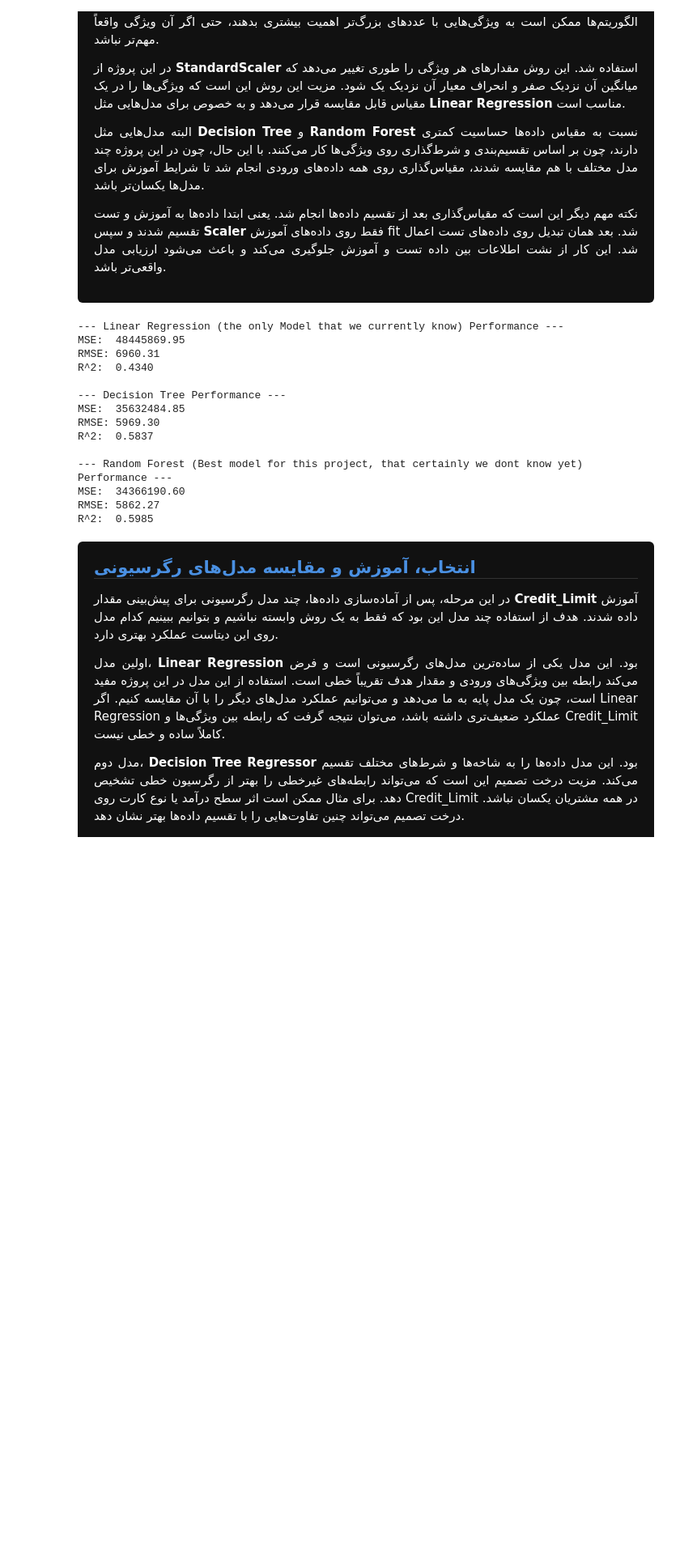
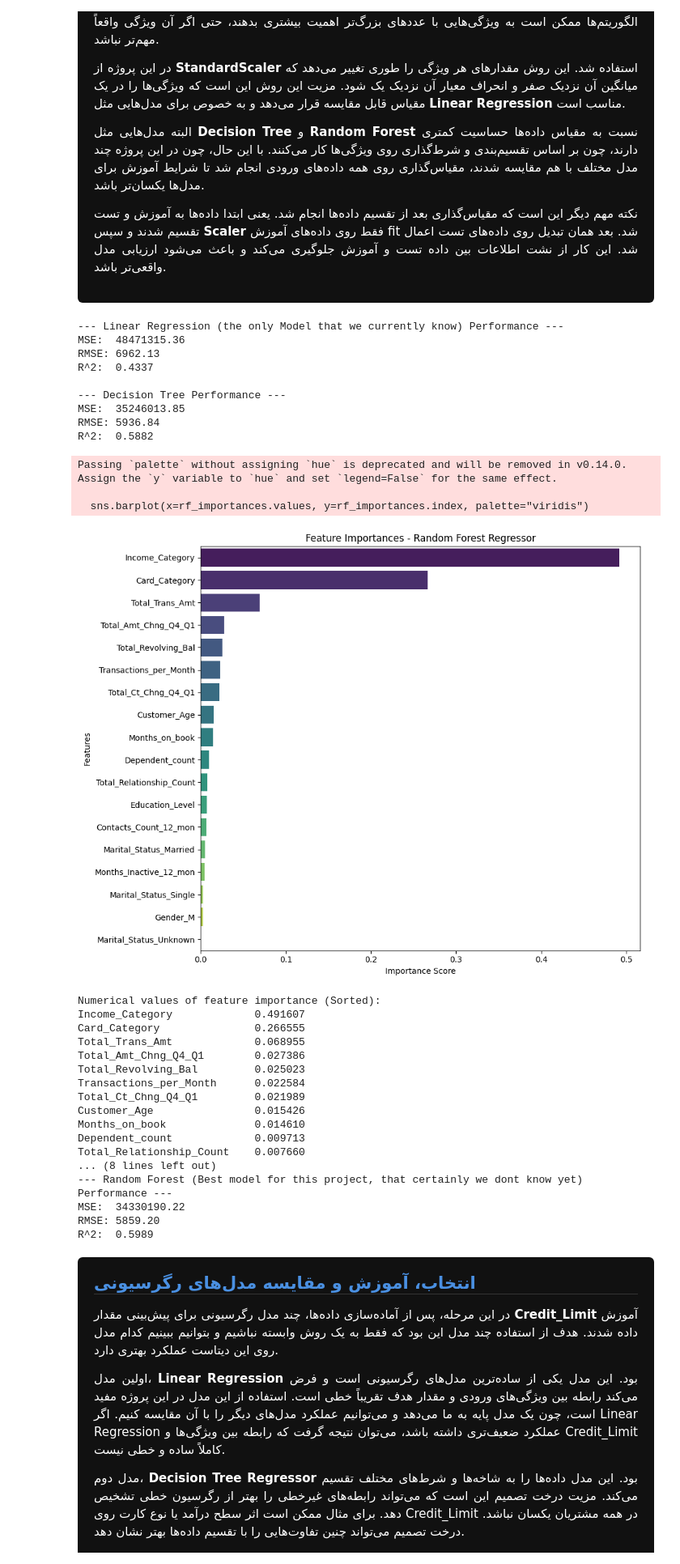
Before and after one commit to parhamKIY/DATA_MINING, a Jupyter notebook: Untitled-1.ipynb, the cells around one changed output. Shown at 81% size. Saved outputs shown, nothing was run; the diff lists cells and outputs as text; code cells hidden in the pictures; blank space fills up the shorter version.

```diff
--- a/Untitled-1.ipynb
+++ b/Untitled-1.ipynb
@@ -214,43 +253,78 @@ X_test_scaled = scaler.transform(X_test)
 # %%
 #selection,training and validation for regression models
 
 
 models = {
     "Linear Regression (the only Model that we currently know)": LinearRegression(),
     "Decision Tree": DecisionTreeRegressor(max_depth=6,min_samples_leaf=15, random_state=42),
     "Random Forest (Best model for this project, that certainly we dont know yet)": RandomForestRegressor(n_estimators=100,max_depth=10,min_samples_leaf=8, random_state=42)
 }
 
 predictions = {}
 
 for name, model in models.items():
     model.fit(X_train_scaled, Y_train)
+    if name == "Random Forest (Best model for this project, that certainly we dont know yet)":
+        # Get feature importances
+        feature_importances = model.feature_importances_
+        feature_names = X.columns
+
+        rf_importances = pd.Series(feature_importances, index=feature_names).sort_values(ascending=False)
+
+        plt.figure(figsize=(10, 8))
+        sns.barplot(x=rf_importances.values, y=rf_importances.index, palette="viridis")
+        plt.title('Feature Importances - Random Forest Regressor')
+        plt.xlabel('Importance Score')
+        plt.ylabel('Features')
+        plt.tight_layout()
+        plt.show()
+
+        print("Numerical values of feature importance (Sorted):")
+        print(rf_importances)
+
+
     Y_pred = model.predict(X_test_scaled)
     predictions[name] = Y_pred
 
     mse = mean_squared_error(Y_test, Y_pred)
     rmse = np.sqrt(mse)
     r2 = r2_score(Y_test, Y_pred)
 
     print(f"--- {name} Performance ---")
     print(f"MSE:  {mse:.2f}")
     print(f"RMSE: {rmse:.2f}")
     print(f"R^2:  {r2:.4f}\n")
 # %% [output]
 --- Linear Regression (the only Model that we currently know) Performance ---
-MSE:  48445869.95
-RMSE: 6960.31
-R^2:  0.4340
+MSE:  48471315.36
+RMSE: 6962.13
+R^2:  0.4337
 
 --- Decision Tree Performance ---
-MSE:  35632484.85
-RMSE: 5969.30
-R^2:  0.5837
-
---- Random Forest (Best model for this project, that certainly we dont know yet) Performance ---
-MSE:  34366190.60
-RMSE: 5862.27
-R^2:  0.5985
+MSE:  35246013.85
+RMSE: 5936.84
+R^2:  0.5882
+Passing `palette` without assigning `hue` is deprecated and will be removed in v0.14.0. Assign the `y` variable to `hue` and set `legend=False` for the same effect.
+
+  sns.barplot(x=rf_importances.values, y=rf_importances.index, palette="viridis")
+[figure, added]
+Numerical values of feature importance (Sorted):
+Income_Category             0.491607
+Card_Category               0.266555
+Total_Trans_Amt             0.068955
+Total_Amt_Chng_Q4_Q1        0.027386
+Total_Revolving_Bal         0.025023
+Transactions_per_Month      0.022584
+Total_Ct_Chng_Q4_Q1         0.021989
+Customer_Age                0.015426
+Months_on_book              0.014610
+Dependent_count             0.009713
+Total_Relationship_Count    0.007660
+... (8 lines left out)
+--- Random Forest (Best model for this project, that certainly we dont know yet) Performance ---
+MSE:  34330190.22
+RMSE: 5859.20
+R^2:  0.5989
 # %% [markdown]
 <div dir="rtl" style="font-family: Tahoma, sans-serif; line-height: 1.9; text-align: justify; padding: 20px; background-color: #111111; color: #ffffff; border-right: 6px solid #4a90e2; border-radius: 6px; width: 100%; max-width: 100%; box-sizing: border-box; overflow-x: auto; overflow-wrap: anywhere; white-space: normal;">
 
```
Also changed, not shown: parts of 6 cells of this notebook, 1 other file.
